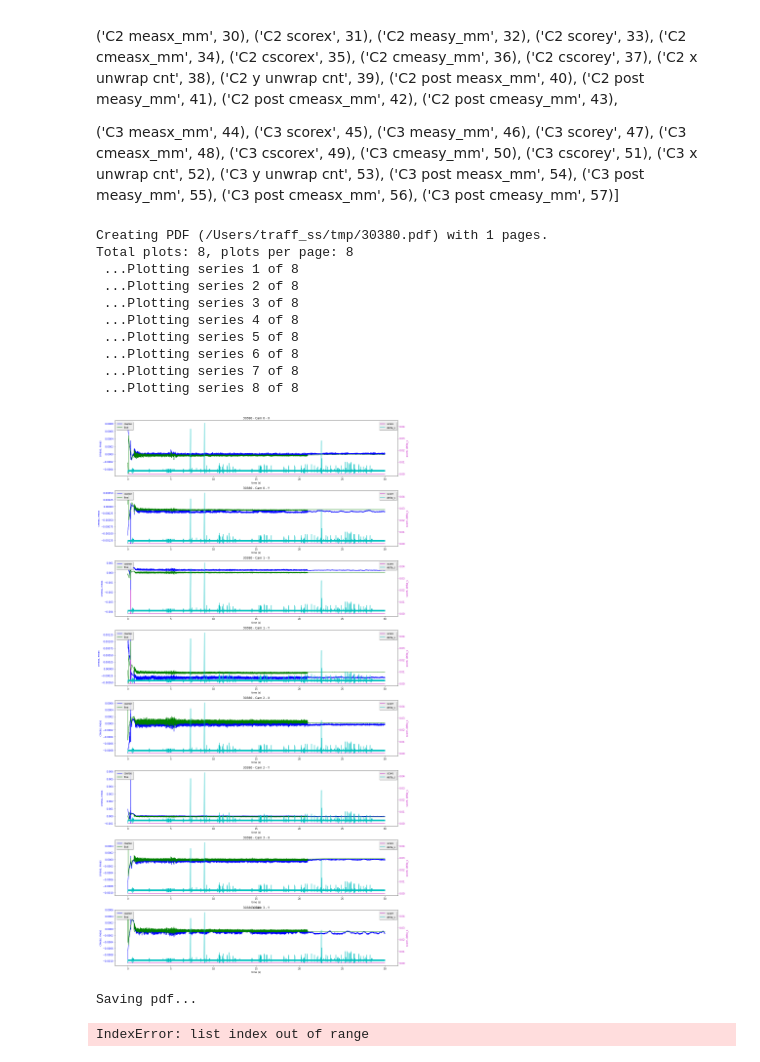
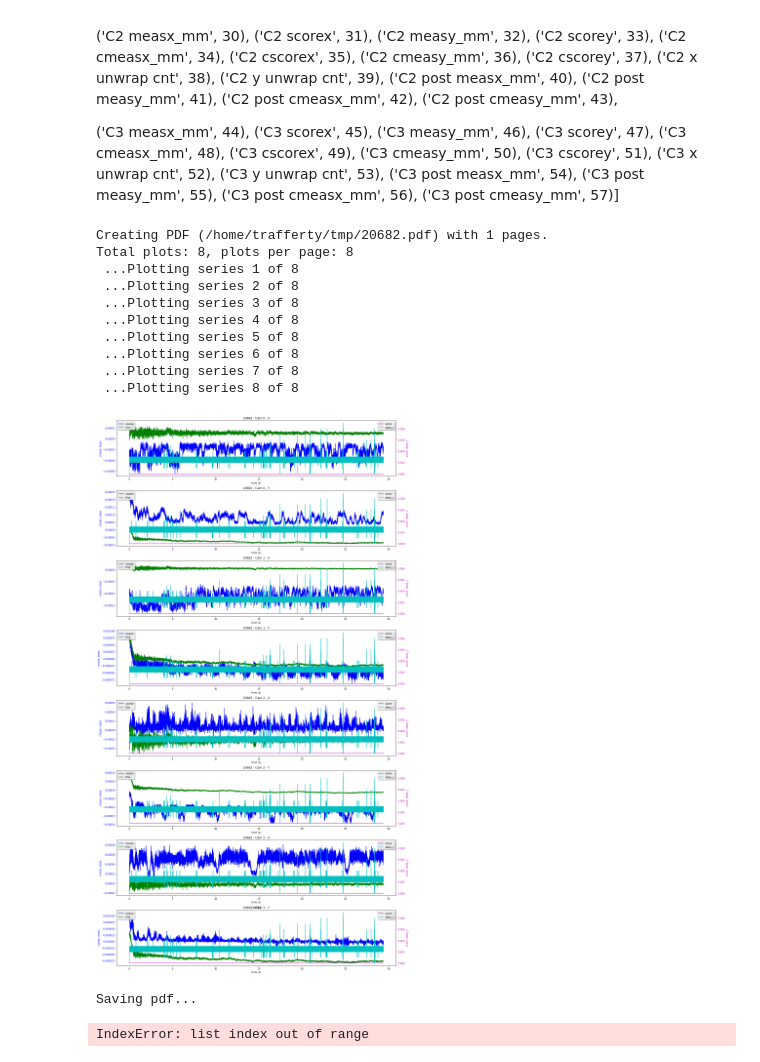
Before and after one commit to Aniruddh1/ipython-opencv-notebooks, a Jupyter notebook: notebooks/TTM Data Analysis.ipynb, the cells around one changed output. Drawn from its saved outputs; the diff is of its cells as text; code cells hidden in the pictures.

Commit message:
Modified data set parsing and formatting to support legacy and new format (added columns)

```diff
--- a/notebooks/TTM Data Analysis.ipynb
+++ b/notebooks/TTM Data Analysis.ipynb
@@ -17,12 +20,19 @@ from os.path import expanduser
 
 tmp_dir = '%s/tmp' % (expanduser("~"))
 
-fname = '%s/TTMLogStream_2017_05_24.csv' % (tmp_dir)
+legacy=False
+
+fname = '%s/30682_TTMLogStream.csv' % (tmp_dir)
+#fname = '%s/TTMLogStream_2017_05_24.csv' % (tmp_dir)
 #fname = '%s/TTMLogStream_2017_05_17-19.csv' % (tmp_dir)
 #fname = '%s/TTMLogStream_2017_05_17.csv' % (tmp_dir)
 #fname = '%s/TTMLogStream_TEST.csv' % (tmp_dir)
 f = open(fname, 'r')
 ttm = f.readlines()
 f.close()
-print(len(ttm))
+print("Unfiltered len:", len(ttm))
+
+ttm[:] = [element for element in ttm if TTMUtil.include_element(element)]
+
+print("Filtered len  :", len(ttm))
 # %% [output]
@@ -49,8 +60,8 @@ ds_keys = [
 ]
 # %%
 numCams = 4
-cols, col_ids = TTMUtil.define_columns_and_ids(numCams)
+cols, col_ids = TTMUtil.define_columns_and_ids(numCams, legacy)
 
-print(cols)
-print(col_ids)
+print("cols:", cols)
+print("\ncol_ids:", col_ids)
 # %% [output]
@@ -77,7 +81,7 @@ For rough data, column_cnt: num_records {64: 57467}
 # %%
 data_sets = []
 for idx, data_set in enumerate(data_sets_rough):
-    data_sets.append(TTMUtil.cleanup_and_format_data_set(data_set))
+    data_sets.append(TTMUtil.cleanup_and_format_data_set(data_set, legacy))
 # %%
 v= TTMUtil.validate_columns_cleanedup(data_sets)
 print( "For cleaned-up data, column_cnt: num_records", v)
@@ -278,36 +277,39 @@ def plot_series(df, title_str, query_str, save_pdf):
 # 22: '20.1 <= time_s < 20.4'
 # 26: '1 <= time_s < 3'
 
 vib_sets_05_17 = [(22, '30271', '18.1 <= time_s < 22.4'),
             (22, '%s/30271_long', '1 <= time_s < 30'),
             (26, '%s/30279', '1 <= time_s < 3'),
             (26, '%s/30279_before', '1.3 <= time_s < 1.75')]
 
-vib_sets = [(0, '30380', '0 <= time_s < 30'),
+vib_sets_05_24 = [(0, '30380', '0 <= time_s < 30'),
             (1, '30382', '0 <= time_s < 30'),
             (2, '30384', '0 <= time_s < 30'),
             (3, '30385', '0 <= time_s < 30'),
             (4, '30386', '0 <= time_s < 30')]
+
+vib_sets = [(0, '20682', '0 <= time_s < 32')]
+
 i = 0
 save_pdf = True
 
 df = pd.DataFrame.from_records(data_sets[vib_sets[i][0]], columns=cols)
 
 # for i in range(len(vib_sets)):
 #     plot_series(df, vib_sets[i][1], vib_sets[i][2], save_pdf )
 plot_series(df, vib_sets[i][1], vib_sets[i][2], save_pdf )
 # %% [output]
-Creating PDF (/Users/traff_ss/tmp/30380.pdf) with 1 pages.
+Creating PDF (/home/trafferty/tmp/20682.pdf) with 1 pages.
 Total plots: 8, plots per page: 8
  ...Plotting series 1 of 8
  ...Plotting series 2 of 8
  ...Plotting series 3 of 8
  ...Plotting series 4 of 8
  ...Plotting series 5 of 8
  ...Plotting series 6 of 8
  ...Plotting series 7 of 8
  ...Plotting series 8 of 8
-[figure, old version]
+[figure, new version]
 Saving pdf...
 # %%
 df = pd.DataFrame.from_records(data_sets[26], columns=cols)
```
Also changed, not shown: parts of 9 cells of this notebook, 1 other file.
